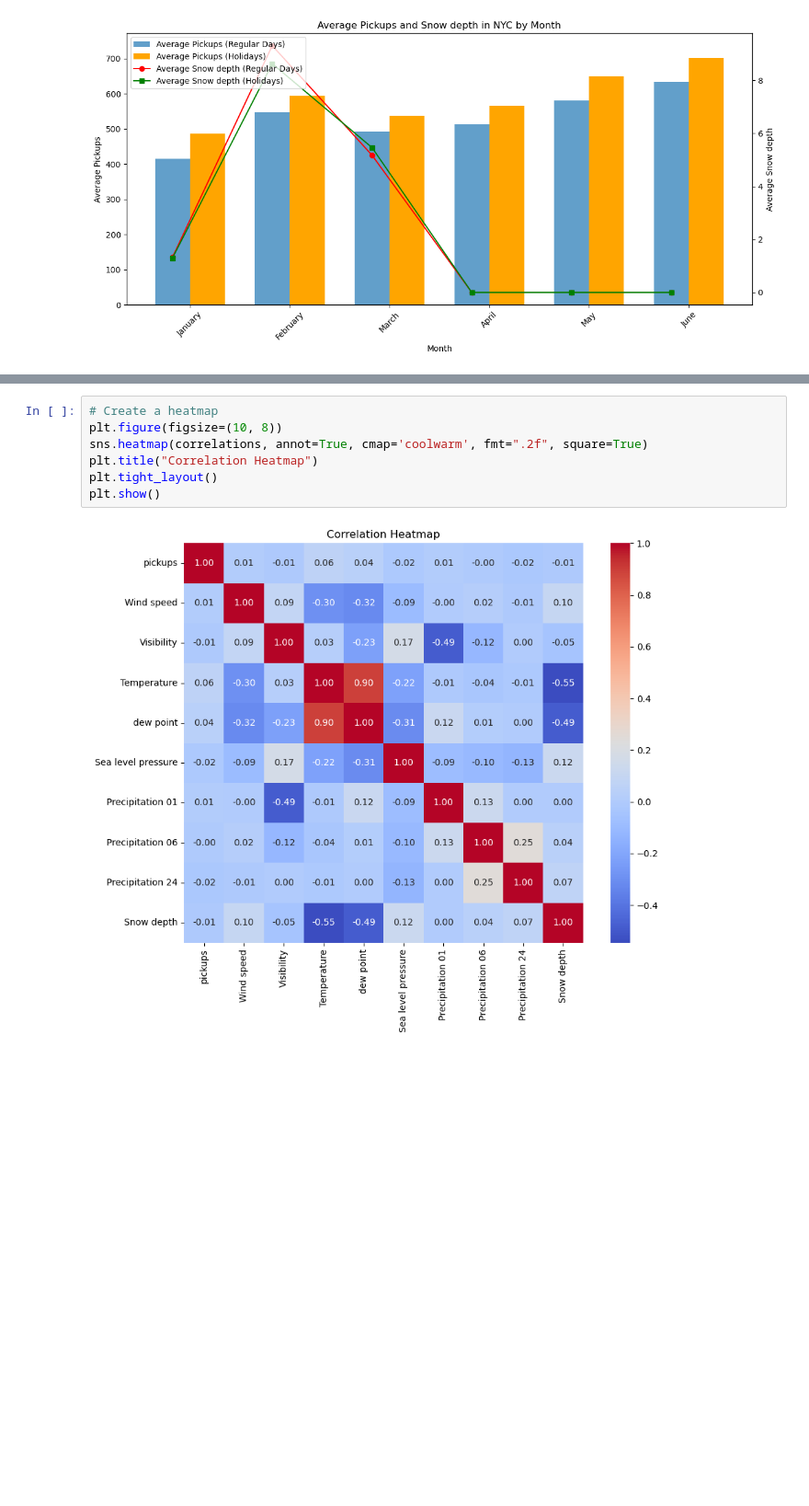
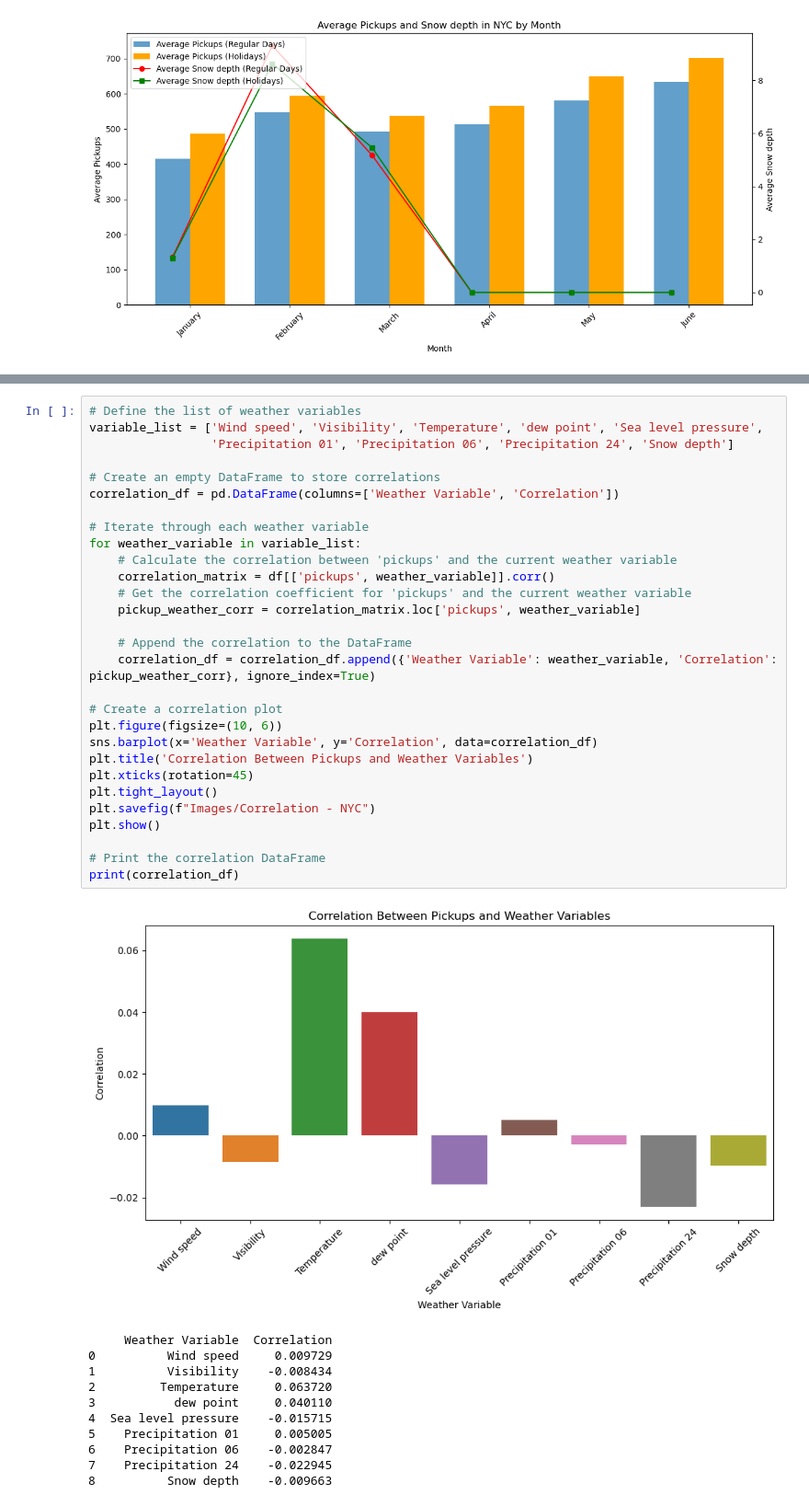
Before and after one commit to Jherza-X/Project1-Group9, a Jupyter notebook: Uber-Weather-Project/project-1 - Question 4.ipynb, the cells around one changed output, grey strips where cells are left out. Shown at 92% size. Drawn from its saved outputs; the diff is of its cells as text; blank space fills up the shorter version.

```diff
--- a/Uber-Weather-Project/project-1 - Question 4.ipynb
+++ b/Uber-Weather-Project/project-1 - Question 4.ipynb
@@ -256,12 +264,44 @@ correlations = df[['pickups', 'Wind speed','Visibility', 'Temperature', 'dew poi
-# %%
-# Create a heatmap
-plt.figure(figsize=(10, 8))
-sns.heatmap(correlations, annot=True, cmap='coolwarm', fmt=".2f", square=True)
-plt.title("Correlation Heatmap")
-plt.tight_layout()
-plt.show()
-# %% [output]
-[figure, removed]
+# %%
+# Define the list of weather variables
+variable_list = ['Wind speed', 'Visibility', 'Temperature', 'dew point', 'Sea level pressure',
+                 'Precipitation 01', 'Precipitation 06', 'Precipitation 24', 'Snow depth']
+
+# Create an empty DataFrame to store correlations
+correlation_df = pd.DataFrame(columns=['Weather Variable', 'Correlation'])
+
+# Iterate through each weather variable
+for weather_variable in variable_list:
+    # Calculate the correlation between 'pickups' and the current weather variable
+    correlation_matrix = df[['pickups', weather_variable]].corr()
+    # Get the correlation coefficient for 'pickups' and the current weather variable
+    pickup_weather_corr = correlation_matrix.loc['pickups', weather_variable]
+
+    # Append the correlation to the DataFrame
+    correlation_df = correlation_df.append({'Weather Variable': weather_variable, 'Correlation': pickup_weather_corr}, ignore_index=True)
+
+# Create a correlation plot
+plt.figure(figsize=(10, 6))
+sns.barplot(x='Weather Variable', y='Correlation', data=correlation_df)
+plt.title('Correlation Between Pickups and Weather Variables')
+plt.xticks(rotation=45)
+plt.tight_layout()
+plt.savefig(f"Images/Correlation - NYC")
+plt.show()
+
+# Print the correlation DataFrame
+print(correlation_df)
+# %% [output]
+[figure, added]
+     Weather Variable  Correlation
+0          Wind speed     0.009729
+1          Visibility    -0.008434
+2         Temperature     0.063720
+3           dew point     0.040110
+4  Sea level pressure    -0.015715
+5    Precipitation 01     0.005005
+6    Precipitation 06    -0.002847
+7    Precipitation 24    -0.022945
+8          Snow depth    -0.009663
 # %%
 
 # Define a list of unique boroughs and months
```
Also changed, not shown: parts of 1 cell of this notebook, 13 other files.
